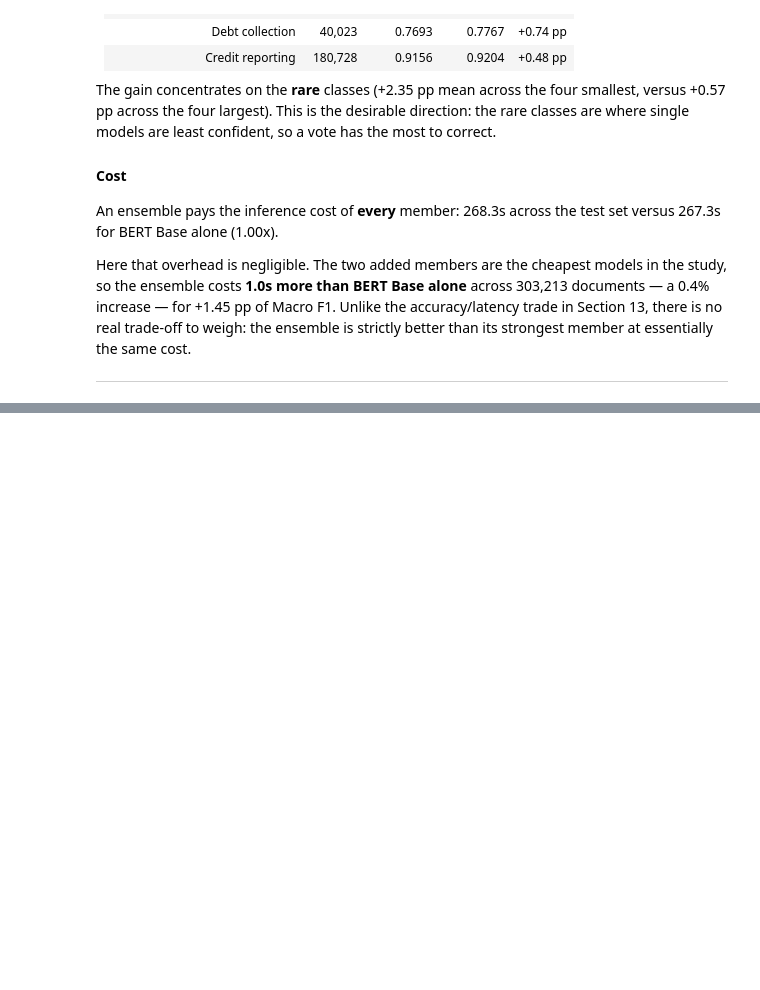
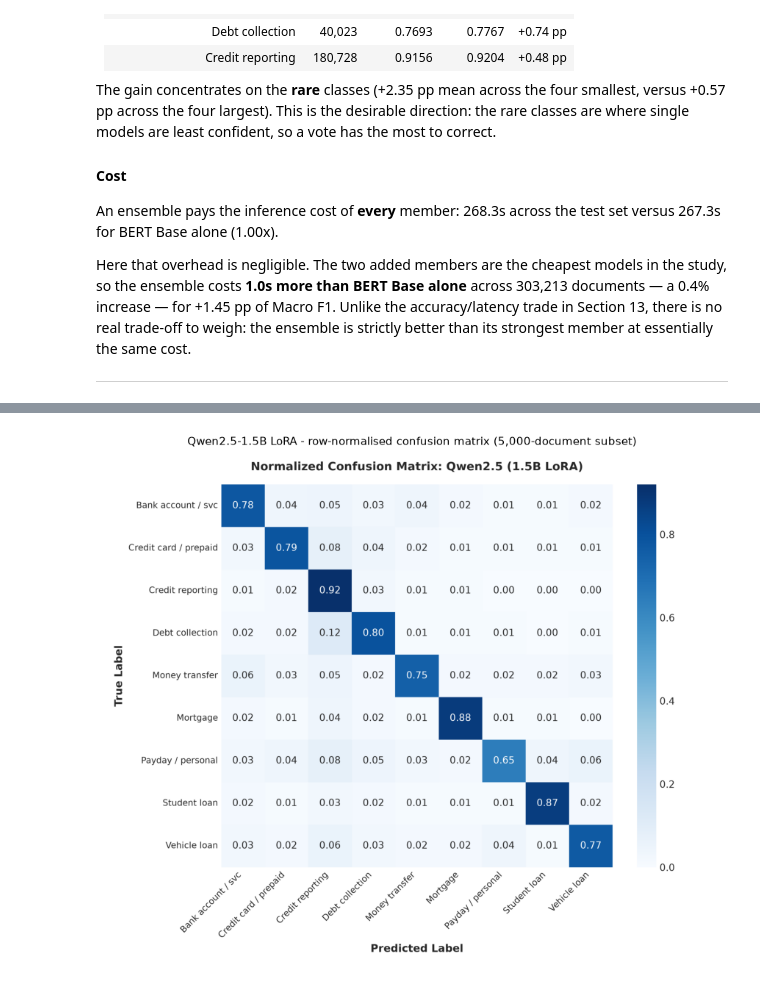
Before and after one commit to Nishmam12/Classifying-CFPB-complaint-narratives-by-product---NLP-Project, a Jupyter notebook: CFPB_Complaint_Classification_v2.ipynb, the cells around one changed output, grey strips where cells are left out. Cells and saved outputs as stored; diff of their text form; code cells hidden in the pictures; blank space fills up the shorter version.

```diff
--- a/CFPB_Complaint_Classification_v2.ipynb
+++ b/CFPB_Complaint_Classification_v2.ipynb
@@ -2097,0 +2117,71 @@ Here that overhead is negligible. The two added members are the cheapest models
+# %%
+
+qwen = json.load(open(QWEN_REPORTED_PATH, encoding="utf-8"))
+rep, proto = qwen["reported"], qwen["protocol"]
+
+print("=" * 78)
+print("Causal-decoder arm - Qwen2.5-1.5B with LoRA")
+print("=" * 78)
+print(f"  contributed by : {qwen['source']}")
+print(f"  adaptation     : {qwen['model']}")
+print(f"  trainable      : {rep['trainable_params']:,} of {rep['total_params']:,} "
+      f"({100 * rep['trainable_params'] / rep['total_params']:.2f}%)")
+print()
+print("  REPORTED, on that run's own evaluation subset:")
+print(f"    accuracy          {rep['test_accuracy']:.4f}")
+print(f"    macro F1          {rep['test_macro_f1']:.4f}")
+print(f"    weighted F1       {rep['test_weighted_f1']:.4f}")
+print(f"    inference cost    {rep['ms_per_document']:.2f} ms/document")
+print()
+print("  PROTOCOL DIFFERENCE - why this is not in the Section 12 table:")
+print(f"    scored on {proto['test_rows']:,} documents, not the shared "
+      f"{proto['test_rows_shared']:,}")
+print(f"    data source: {proto['data_source']}")
+print(f"    training budget recorded: "
+      f"{proto['train_rows'] if proto['train_rows'] else 'no'}")
+
+by_class = [np.where(y_test == c)[0] for c in range(len(class_names))]
+
+def _draw(rng, mode):
+    idx = []
+    for ci in by_class:
+        k = round(proto["test_rows"] * len(ci) / len(y_test)) if mode == "prop" else min(556, len(ci))
+        idx.append(rng.choice(ci, max(1, k), replace=False))
+    return np.concatenate(idx)
+
+print()
+print(f"  Does a {proto['test_rows']:,}-document subset give the same answer as the full")
+print("  split? Re-scoring three of our own models over 30 resamples:")
+print()
+print(f"    {'model':24s} {'full split':>11s} {'proportional 5k':>18s} {'balanced 5k':>18s}")
+for name in ["BERT Base", "Logistic Regression", "Random Forest"]:
+    p = test_predictions_dict[name]
+    full = f1_score(y_test, p, average="macro", zero_division=0)
+    cols = []
+    for mode in ("prop", "bal"):
+        vals = [f1_score(y_test[i], p[i], average="macro", zero_division=0)
+                for i in (_draw(np.random.default_rng(s), mode) for s in range(30))]
+        cols.append(f"{np.mean(vals):.3f} +/- {np.std(vals):.3f}")
+    print(f"    {name:24s} {full:11.4f} {cols[0]:>18s} {cols[1]:>18s}")
+
+print()
+print("  A proportional subset is unbiased but noisy; a class-balanced subset of the")
+print("  same size inflates macro F1 by roughly 6 points, because the rare classes")
+print("  whose precision collapses under the 52.9:1 prior are no longer rare.")
+print("  The reported accuracy of "
+      f"{rep['test_accuracy']:.4f} sits between what this arm's confusion matrix")
+print("  implies under each regime, so we cannot tell which it used.")
+print()
+print("  pipeline/qwen_lora.py reruns this arm on the shared 200,000-row budget and")
+print("  the full test split; once it writes qwen_lora_results.json the arm can join")
+print("  the Section 12 table.")
+
+img = plt.imread(QWEN_CM_PATH)
+fig, ax = plt.subplots(figsize=(9, 7.5))
+ax.imshow(img)
+ax.axis("off")
+ax.set_title("Qwen2.5-1.5B LoRA - row-normalised confusion matrix "
+             "(5,000-document subset)", fontsize=11)
+plt.tight_layout()
+plt.show()
+# %% [output]
@@ -2097,0 +2205 @@ Here that overhead is negligible. The two added members are the cheapest models
+[figure, added]
```
Also changed, not shown: parts of 2 cells of this notebook, 5 other files.
